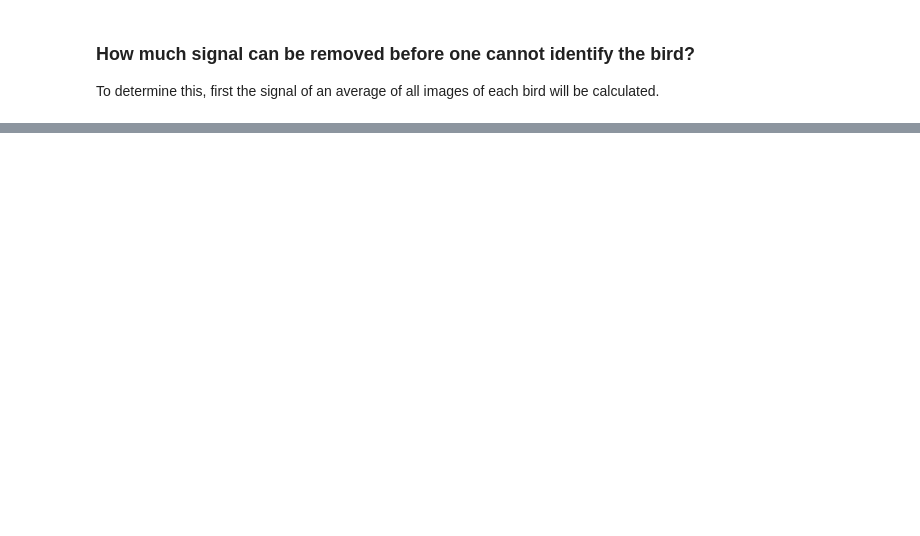
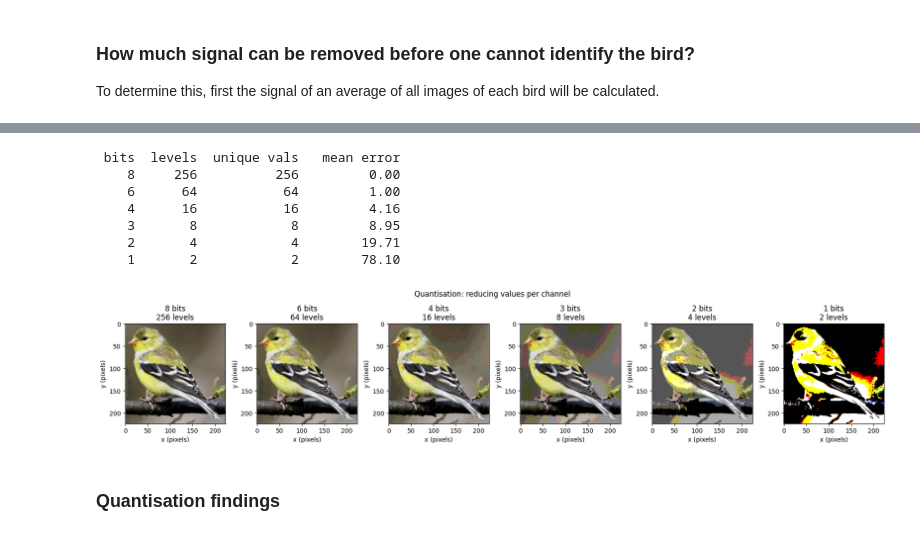
Before and after one commit to Fredrik321/Digital-information-processing, a Jupyter notebook: bird_dataset_analysis.ipynb, the cells around one changed output, grey strips where cells are left out. Drawn from its saved outputs; the diff is of its cells as text; code cells hidden in the pictures; blank space fills up the shorter version.

Commit message:
feat: Created a quantisation experiment with an accomidating prediction for it

```diff
--- a/bird_dataset_analysis.ipynb
+++ b/bird_dataset_analysis.ipynb
@@ -108,0 +128,39 @@ To determine this, first the signal of an average of all images of each bird wil
+# %%
+img = np.asarray(Image.open(used_image).convert("RGB"), dtype=np.uint8)
+
+def quantise(arr, bits):
+    levels = 2**bits
+    step = 255 / (levels - 1)
+    q = np.round(arr / step) * step
+    return np.clip(q, 0, 255).astype(np.uint8)
+
+bit_levels = [8, 6, 4, 3, 2, 1]
+
+# Numeric summary
+print(f"{'bits':>5s} {'levels':>7s} {'unique vals':>12s} {'mean error':>12s}")
+for b in bit_levels:
+    q = quantise(img, b)
+    unique = len(np.unique(q))
+    err = np.abs(img.astype(int) - q.astype(int)).mean()
+    print(f"{b:>5d} {2**b:>7d} {unique:>12d} {err:>12.2f}")
+
+# Visual grid
+fig, axes = plt.subplots(1, len(bit_levels), figsize=(3*len(bit_levels), 3.6))
+for ax, b in zip(axes, bit_levels):
+    ax.imshow(quantise(img, b))
+    ax.set_title(f"{b} bits\n{2**b} levels")
+    ax.set_xlabel("x (pixels)"); ax.set_ylabel("y (pixels)")
+plt.suptitle("Quantisation: reducing values per channel")
+plt.tight_layout()
+plt.show()
+# %% [output]
+ bits  levels  unique vals   mean error
+    8     256          256         0.00
+    6      64           64         1.00
+    4      16           16         4.16
+    3       8            8         8.95
+    2       4            4        19.71
+    1       2            2        78.10
+[figure, added]
+# %% [markdown]
+### Quantisation findings
```
Also changed, not shown: parts of 6 cells of this notebook.
